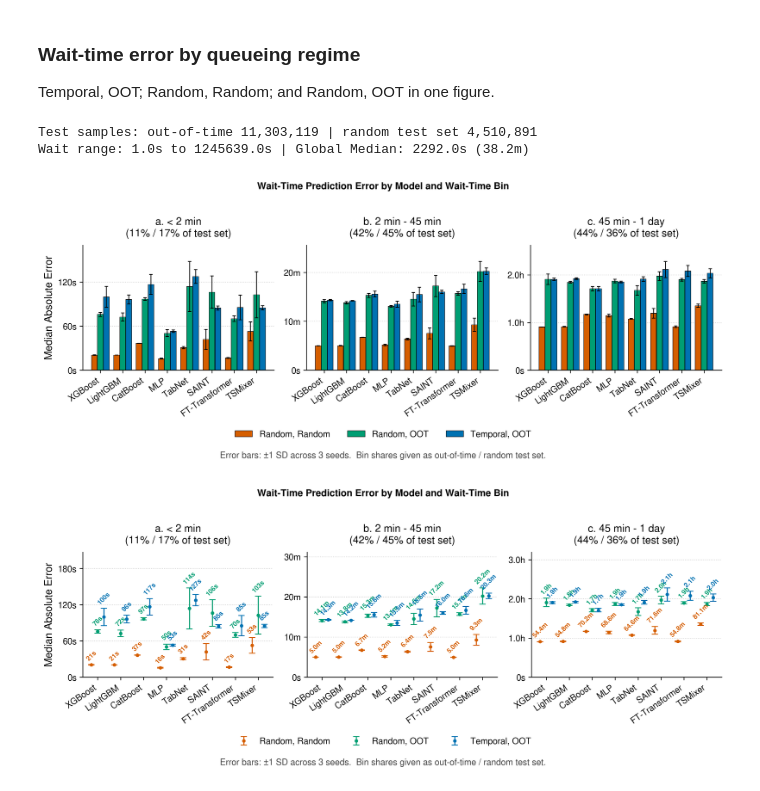
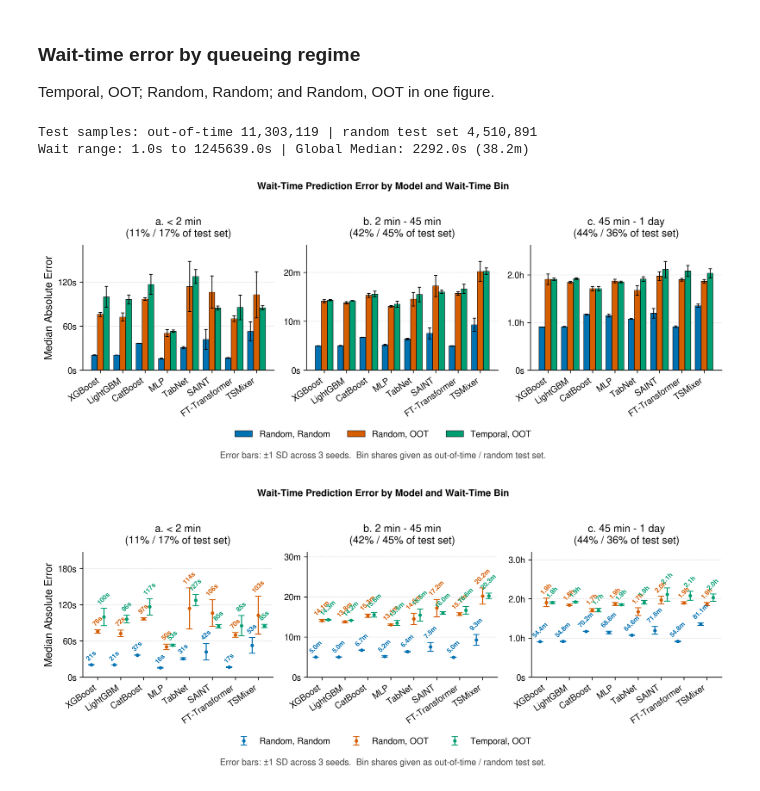
Before and after one commit to tachyon-org/batch-queue-prediction, a Jupyter notebook: scripts/plotting/wait-time-regression.ipynb, the cells around one changed output. Saved outputs shown, nothing was run; the diff lists cells and outputs as text; code cells hidden in the pictures.

```diff
--- a/scripts/plotting/wait-time-regression.ipynb
+++ b/scripts/plotting/wait-time-regression.ipynb
@@ -603,9 +604,9 @@ plt.rcParams.update(
 )
 
 COLORS = {
-    "primary": "#0072B2",  # Temporal split
-    "secondary": "#D55E00",  # Random split, own random test set
-    "tertiary": "#009E73",   # Random split, out-of-time test set
+    "primary": "#0072B2",    # Random, Random (blue)
+    "secondary": "#D55E00",  # Random, OOT (orange)
+    "tertiary": "#009E73",   # Temporal, OOT (green)
     "baseline": "#222222",  # Baseline contrast line
 }
 
@@ -704,9 +705,9 @@ def _sd_descriptor(df):
 # out-of-time jobs (the random arm's "oot." block); Random, Random on the random arm's
 # own test set.
 SERIES = [
-    ("random_random", df_rand, COLORS["secondary"], "Random, Random", "", -0.27),
-    ("random_oot", df_rand, COLORS["tertiary"], "Random, OOT", "oot.", 0.0),
-    ("temporal_oot", df_wait, COLORS["primary"], "Temporal, OOT", "", 0.27),
+    ("random_random", df_rand, COLORS["primary"], "Random, Random", "", -0.27),
+    ("random_oot", df_rand, COLORS["secondary"], "Random, OOT", "oot.", 0.0),
+    ("temporal_oot", df_wait, COLORS["tertiary"], "Temporal, OOT", "", 0.27),
 ]
 
 # "median AE" lives on the y-axis and the error-bar meaning in the footnote, so the
@@ -822,32 +823,32 @@ def plot_bins(style, out_path):
 
   # Kept short: bbox_inches="tight" widens the saved figure to fit this line, so a
   # note wider than the panels leaves empty margins either side of them.
   _notes = []
   if _shared_desc:
     _notes.append(f"Error bars: {_shared_desc}")
   if split_shares:
     _notes.append("Bin shares given as out-of-time / random test set")
   if _notes:
     fig.text(0.5, -0.1, ".  ".join(_notes) + ".", ha="center", va="top",
              fontsize=10, color="#444444")
 
   fig.suptitle(
       f"Wait-Time Prediction Error by Model and Wait-Time Bin",
       y=1.03,
       fontsize=11,
       fontweight="bold",
   )
 
   os.makedirs("output", exist_ok=True)
   plt.tight_layout()
   plt.savefig(out_path, bbox_inches="tight")
   plt.show()
 
 
 plot_bins("bar", "output/wait_error_by_bin.pdf")
 plot_bins("point", "output/wait_error_by_bin_points.pdf")
 # %% [output]
 Test samples: out-of-time 11,303,119 | random test set 4,510,891
 Wait range: 1.0s to 1245639.0s | Global Median: 2292.0s (38.2m)
-[figure, old version]
+[figure, new version]
-[figure, old version]
+[figure, new version]
```
Also changed, not shown: parts of 5 cells of this notebook.
